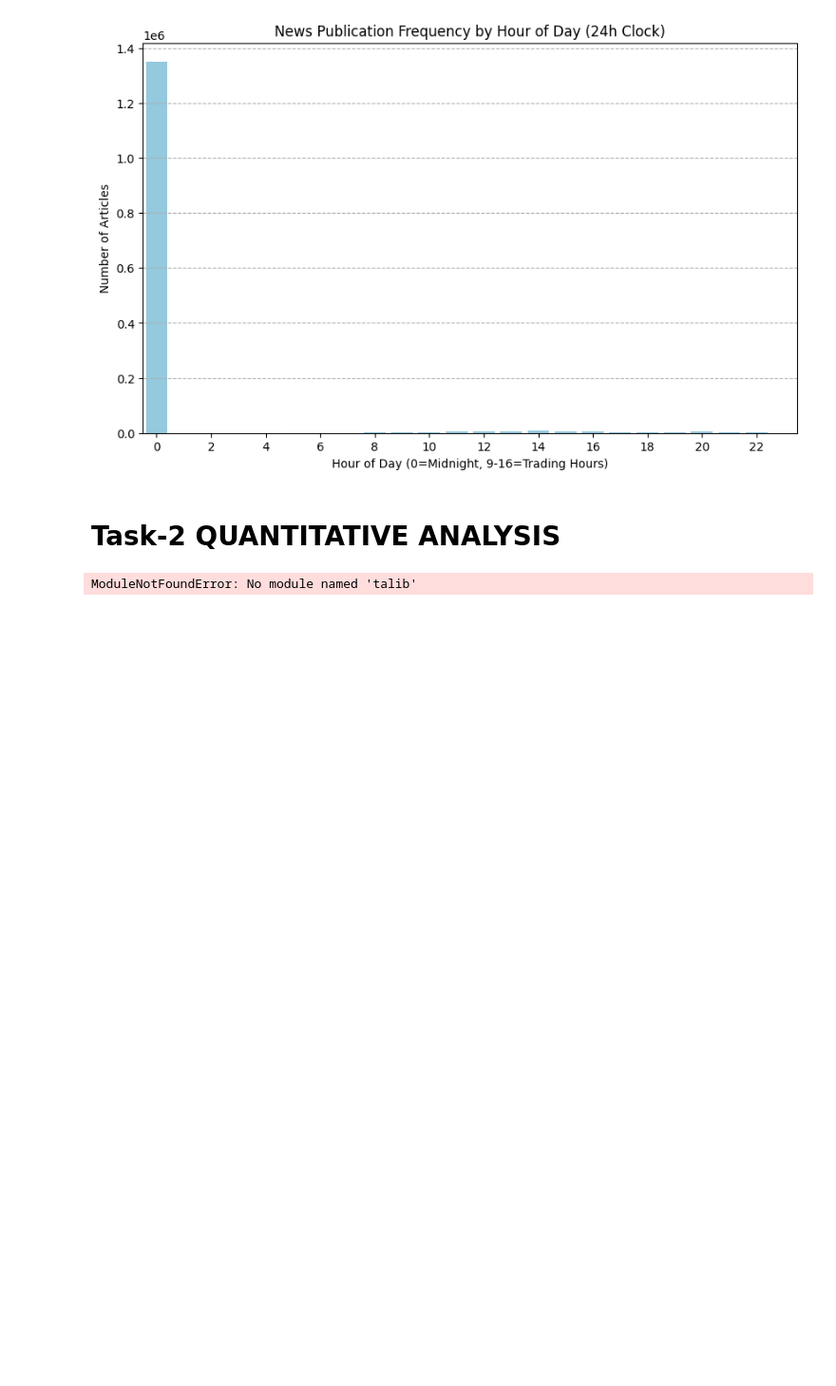
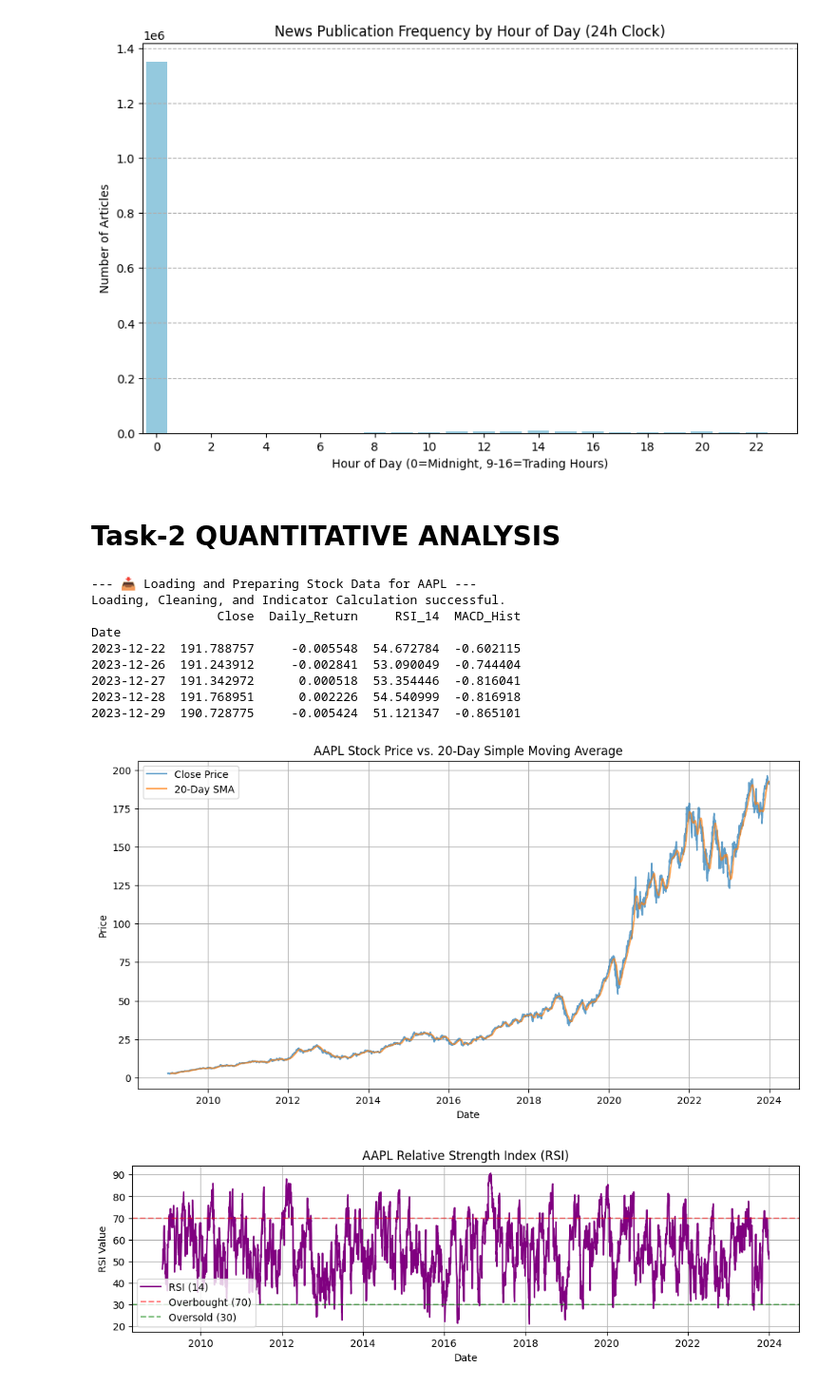
Before and after one commit to rahel-yab/Predicting-Price-Moves-with-News-Sentiment, a Jupyter notebook: notebooks/01_initial_eda.ipynb, the cells around one changed output. Shown: that part at 95% size. Drawn from its saved outputs; the diff is of its cells as text; code cells hidden in the pictures; blank space fills up the shorter version.

Commit message:
fixed talib module not found error

```diff
--- a/notebooks/01_initial_eda.ipynb
+++ b/notebooks/01_initial_eda.ipynb
@@ -256,9 +256,13 @@ plt.show()
 # %% [markdown]
 # Task-2 QUANTITATIVE ANALYSIS
 # %%
+import pandas as pd
+import numpy as np
+import talib as ta
+import matplotlib.pyplot as plt
+import seaborn as sns
+
 # --- TASK 2 START: QUANTITATIVE ANALYSIS ---
-
-import talib as ta
 
 TICKER = 'AAPL'
 file_path = f'../data/{TICKER}.csv'
@@ -274,10 +278,17 @@ try:
     stock_df[date_column_name] = pd.to_datetime(stock_df[date_column_name])
     stock_df = stock_df.set_index(date_column_name).sort_index()
 
-    # 2. Calculate Daily Returns
-    stock_df['Daily_Return'] = stock_df['Adj Close'].pct_change()
+    # 2. CRITICAL CLEANING STEP: Drop rows with missing values
+    # REMOVED 'Adj Close' from price_cols
+    price_cols = ['Open', 'High', 'Low', 'Close', 'Volume']
+    stock_df.dropna(subset=price_cols, inplace=True)
 
-    # 3. Calculate Technical Indicators with TA-Lib
+    # 3. Calculate Daily Returns
+    # CHANGED: 'Adj Close' to 'Close'
+    stock_df['Daily_Return'] = stock_df['Close'].pct_change()
+
+    # 4. Calculate Technical Indicators with TA-Lib
+    # Inputs are already correct: 'Close', 'High', 'Low'
     close_prices = stock_df['Close'].astype(float).values
     high_prices = stock_df['High'].astype(float).values
     low_prices = stock_df['Low'].astype(float).values
@@ -294,37 +305,48 @@ try:
     )
 
     print("Loading, Cleaning, and Indicator Calculation successful.")
+    # CHANGED: Removed 'Adj Close' from print statement
     print(stock_df[['Close', 'Daily_Return', 'RSI_14', 'MACD_Hist']].tail())
 
 except FileNotFoundError:
     print(f"Error: Stock price data file not found at {file_path}. Check your path.")
 except Exception as e:
-    print(f"An error occurred during data preparation or TA-Lib calculation: {e}")
-
+    # This will now catch other potential errors gracefully
+    print(f"An unexpected error occurred: {e}")
 
 # --- VISUALIZATION: PRICE vs. SMA ---
 
 plt.figure(figsize=(12, 6))
 plt.plot(stock_df.index, stock_df['Close'], label='Close Price', alpha=0.7)
 plt.plot(stock_df.index, stock_df['SMA_20'], label='20-Day SMA', alpha=0.7)
 plt.title(f'{TICKER} Stock Price vs. 20-Day Simple Moving Average')
 plt.xlabel('Date')
 plt.ylabel('Price')
 plt.legend()
 plt.grid(True)
 plt.show()
 
 # --- VISUALIZATION: RSI ---
 
 plt.figure(figsize=(12, 3))
 plt.plot(stock_df.index, stock_df['RSI_14'], label='RSI (14)', color='purple')
 plt.axhline(70, color='red', linestyle='--', alpha=0.5, label='Overbought (70)')
 plt.axhline(30, color='green', linestyle='--', alpha=0.5, label='Oversold (30)')
 plt.title(f'{TICKER} Relative Strength Index (RSI)')
 plt.xlabel('Date')
 plt.ylabel('RSI Value')
 plt.legend()
 plt.grid(True)
 plt.show()
 # %% [output]
-ModuleNotFoundError: No module named 'talib'
+--- 📥 Loading and Preparing Stock Data for AAPL ---
+Loading, Cleaning, and Indicator Calculation successful.
+                 Close  Daily_Return     RSI_14  MACD_Hist
+Date
+2023-12-22  191.788757     -0.005548  54.672784  -0.602115
+2023-12-26  191.243912     -0.002841  53.090049  -0.744404
+2023-12-27  191.342972      0.000518  53.354446  -0.816041
+2023-12-28  191.768951      0.002226  54.540999  -0.816918
+2023-12-29  190.728775     -0.005424  51.121347  -0.865101
+[figure, added]
+[figure, added]
```
